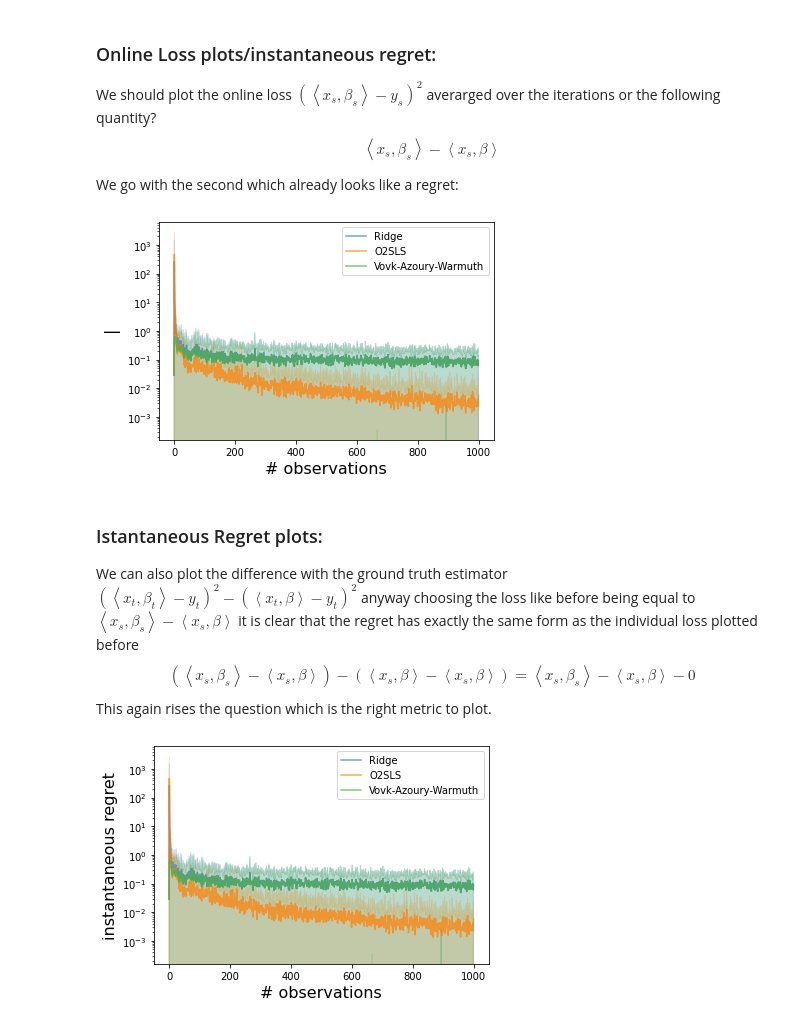
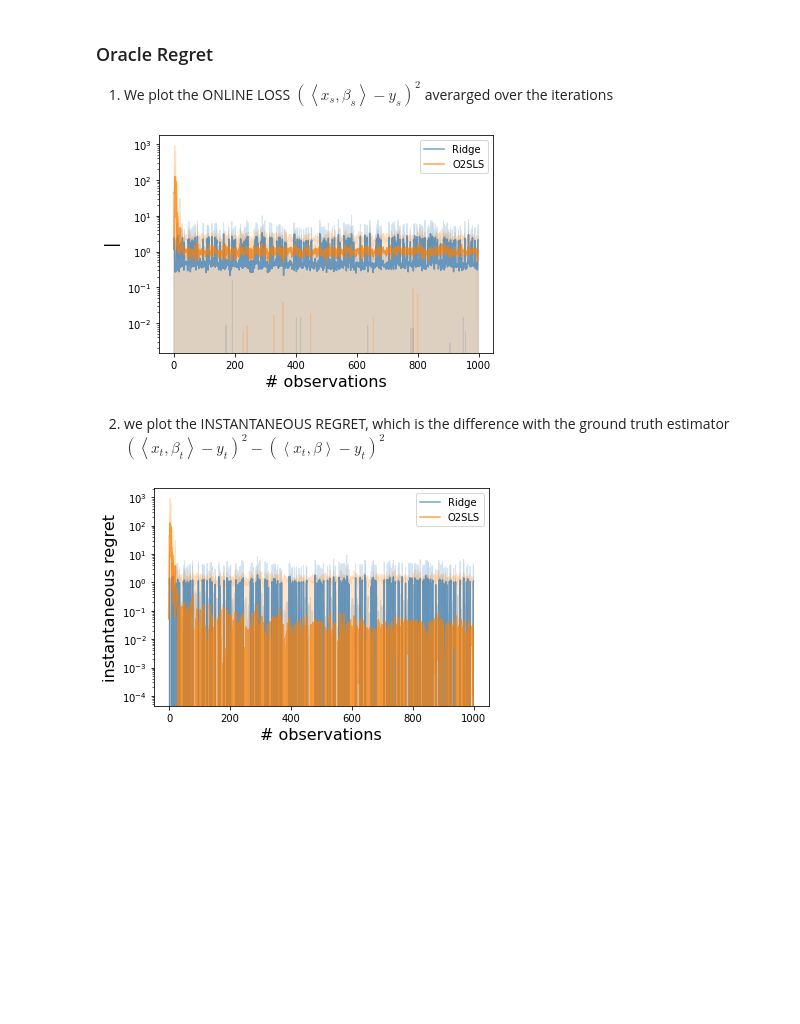
Before and after one commit to riccardodv/O2SLS-and-OFUL-IV, a Jupyter notebook: 2SLSOnlineRegression.ipynb, the cells around one changed output. Cells and saved outputs as stored; diff of their text form; code cells hidden in the pictures; blank space fills up the shorter version.

Commit message:
identification and oracle regret

```diff
--- a/2SLSOnlineRegression.ipynb
+++ b/2SLSOnlineRegression.ipynb
@@ -50,11 +52,11 @@ for it in tqdm(range(n_iters)):  # iterations to average the effect of noise
     ## MODEL
     # first stage
     # Z = np.random.uniform(low=-3., high=3., size=(T,d))
-    Z = 10*np.random.randn(T,d)
+    Z = np.random.randn(T,d)
 
     eps = sigma_1*np.random.randn(T, d)
     e = np.random.randn(T, d)
-    # eps = np.zeros((T,d))
+    # e = np.zeros((T,d))
     X = np.dot(Z, theta_star) + e + eps
     # second stage
     # eta = eta_tilde + np.linalg.norm(eps, axis=1)
@@ -69,12 +71,8 @@ for it in tqdm(range(n_iters)):  # iterations to average the effect of noise
     for t in range(T):
         z_t, x_t, y_t = Z[t], X[t], y[t]
         # update online losses TODO choose online loss in a good way
-        # online_loss[it, :, t] = (np.dot(betas, x_t) - y_t)**2
-        online_loss[it, :, t] = (np.dot(betas, x_t) - np.dot(betas[-1], x_t))**2
-        # if t>1:
-        #     online_loss[it, :, t] = (np.dot(betas, X[t-1]) - y[t-1])**2
-        # else:
-        #     online_loss[it, :, t] = 0
+        online_loss_oracle[it, :, t] = (np.dot(betas, x_t) - y_t)**2
+        online_loss_identification[it, :, t] = (np.dot(betas, x_t) - np.dot(betas[-1], x_t))**2
 
         ## RIDGE REGRESSION
         GXX += np.outer(x_t, x_t)
@@ -217,7 +179,7 @@ array_beta = np.linalg.norm(store_betas-beta_star.reshape(d,1), axis = 2)
 a_mean = array_beta.mean(axis=1)
 a_std = array_beta.std(axis=1)
 
-for i in range(len(methods)-1):
+for i in range(len(methods)-2):
     plt.plot(np.arange(T), a_mean[i], color=colors[i], label=methods[i])
     plt.fill_between(np.arange(T), a_mean[i] - a_std[i], a_mean[i] + a_std[i], color=s_colors[i],alpha=0.2)
 plt.yscale('log')
@@ -232,19 +194,15 @@ plt.legend()
 # %% [markdown]
+### Oracle Regret
 
-### Online Loss plots/instantaneous regret:
-
-We should plot the  online loss
+1) We plot the  ONLINE LOSS
 $\left( \left\langle x_s, \beta_s\right\rangle - y_s \right)^2 $
-averarged over the iterations or the following quantity?
- $$\left\langle x_s, \beta_s\right\rangle -  \left\langle x_s, \beta\right\rangle$$
-
-We go with the second which already looks like a regret:
+averarged over the iterations
 # %%
 # compute mean and std online losses for plots
-mean_online_loss = np.mean(online_loss, axis=0)
-std_online_loss = np.std(online_loss, axis=0)
+mean_online_loss = np.mean(online_loss_oracle, axis=0)
+std_online_loss = np.std(online_loss_oracle, axis=0)
 # %%
-for i in range(len(methods)-1):
+for i in range(len(methods)-2):
     plt.plot(np.arange(T), mean_online_loss[i], color=colors[i], label=methods[i], alpha=0.7)
     plt.fill_between(np.arange(T), mean_online_loss[i] - std_online_loss[i], mean_online_loss[i] + std_online_loss[i], color=s_colors[i],alpha=0.2)
 plt.yscale('log')
@@ -253,28 +211,23 @@ plt.yscale('log')
 plt.xlabel("# observations")
 plt.ylabel('$\| \beta - \beta_t \|$')
 plt.legend()
-plt.savefig("R_online_loss.pdf", format='pdf')
+plt.savefig("or_R_online_loss.pdf", format='pdf')
 # %% [output]
-[figure, old version]
+[figure, new version]
-# %% [markdown]
-### Istantaneous Regret plots:
-We can also plot the difference with the ground truth estimator $\left( \left\langle x_t, \beta_t\right\rangle - y_t \right)^2 - \left( \left\langle x_t, \beta \right\rangle - y_t \right)^2
-$
-anyway choosing the loss like before being equal to $\left\langle x_s, \beta_s\right\rangle -  \left\langle x_s, \beta\right\rangle$
-it is clear that the regret has exactly the same form as the individual loss plotted before
-$$(\left\langle x_s, \beta_s\right\rangle -  \left\langle x_s, \beta\right\rangle) - (\left\langle x_s, \beta\right\rangle -  \left\langle x_s, \beta\right\rangle)= \left\langle x_s, \beta_s\right\rangle -  \left\langle x_s, \beta\right\rangle - 0$$
-This again rises the question which is the right metric to plot.
+# %% [markdown]
+2. we plot the INSTANTANEOUS REGRET, which is the difference with the ground truth estimator $\left( \left\langle x_t, \beta_t\right\rangle - y_t \right)^2 - \left( \left\langle x_t, \beta \right\rangle - y_t \right)^2
+$
 # %%
-for i in range(len(methods)-1):
+for i in range(len(methods)-2):
     plt.plot(mean_online_loss[i] - mean_online_loss[-1], color=colors[i], label=methods[i],alpha=0.7)
     plt.fill_between(np.arange(T), mean_online_loss[i] - mean_online_loss[-1] - std_online_loss[i], mean_online_loss[i]- mean_online_loss[-1] + std_online_loss[i], color=s_colors[i],alpha=0.2)
 plt.yscale('log')
 # plt.ylim(-10,10)
 plt.legend()
 plt.xlabel("# observations")
 plt.ylabel('instantaneous regret')
 plt.legend()
-plt.savefig("R_instantaneous_regret.pdf", format='pdf')
+plt.savefig("or_R_instantaneous.pdf", format='pdf')
 # %% [output]
-[figure, old version]
+[figure, new version]
 # %% [markdown]
```
Also changed, not shown: parts of 15 cells of this notebook.
